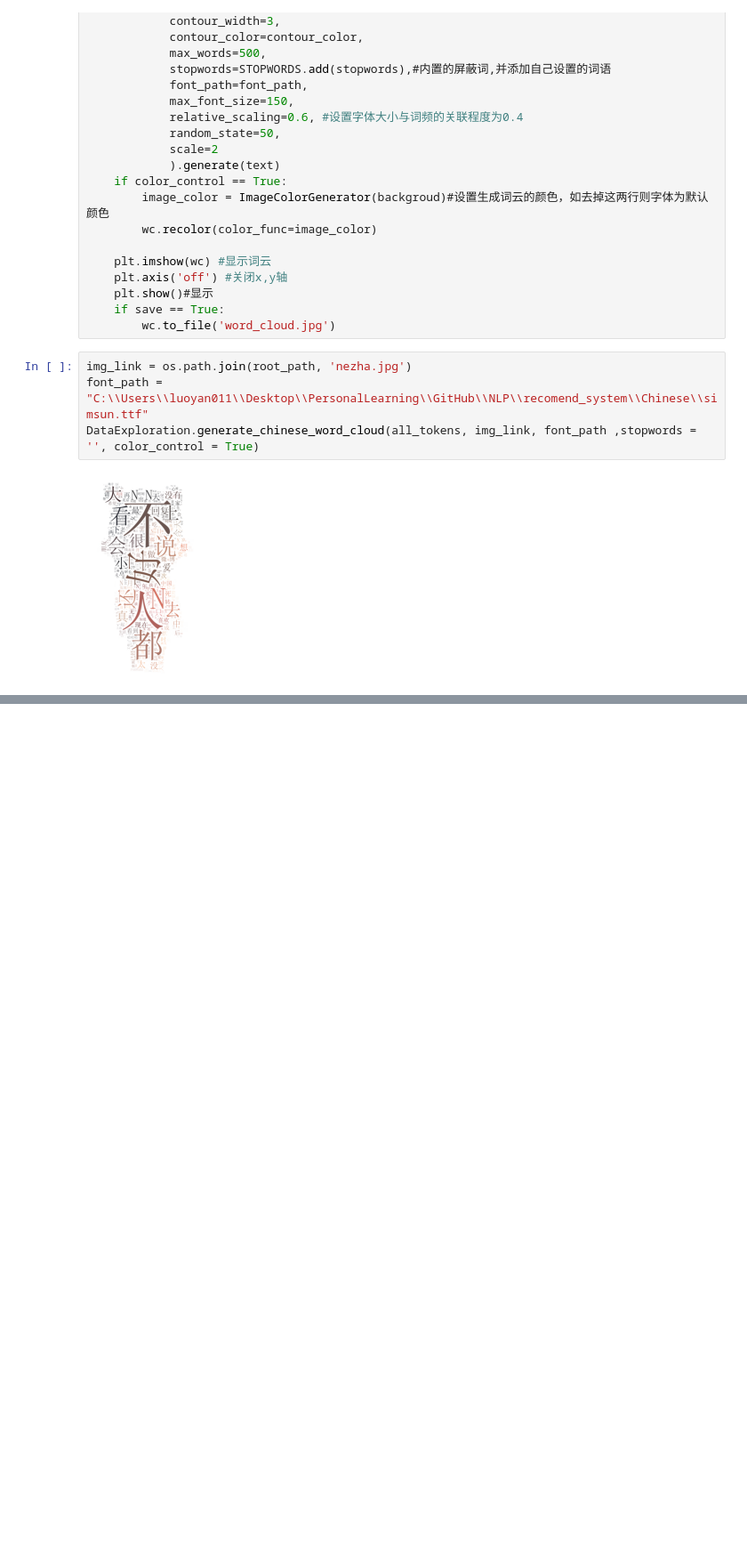
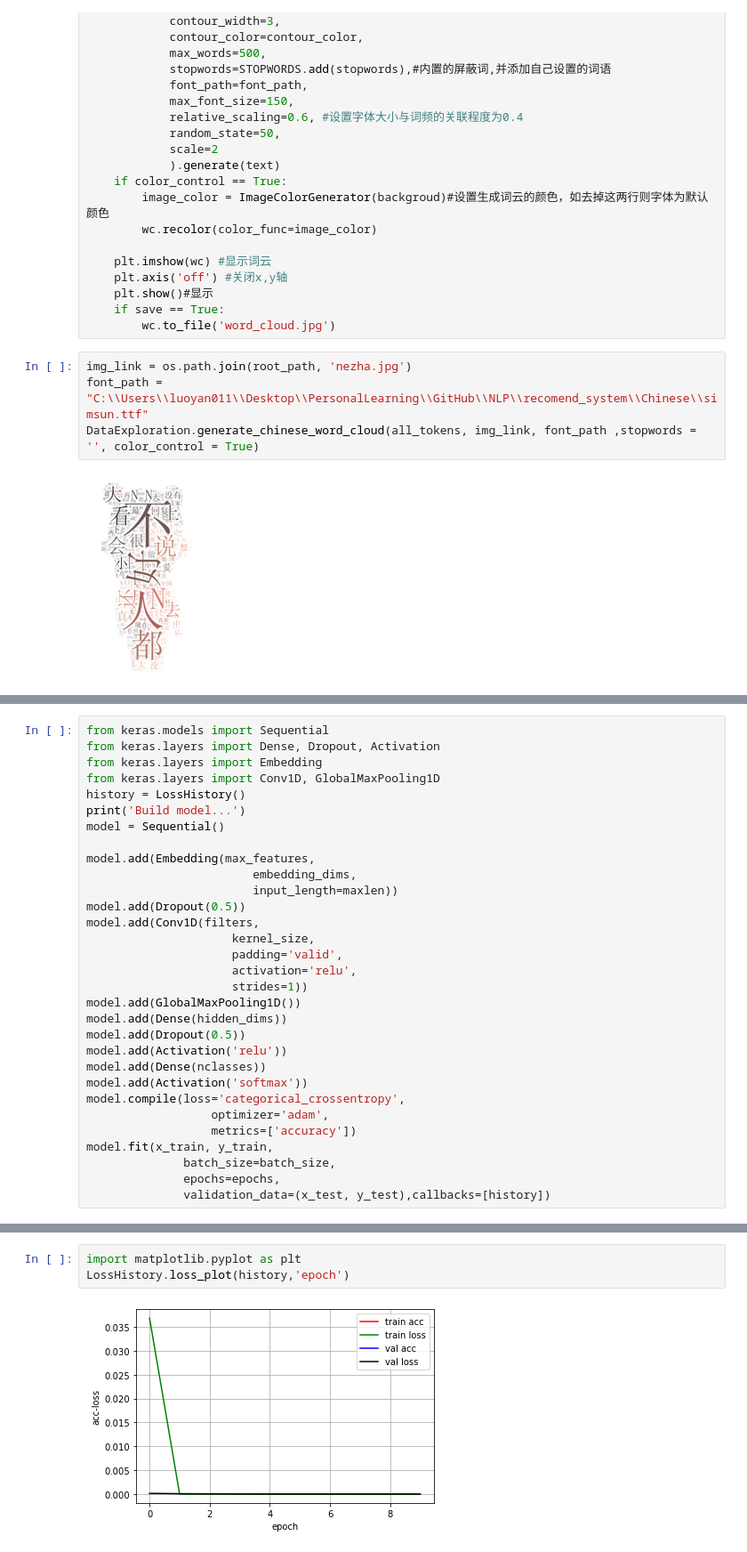
Before and after one commit to jinfeijoy/NLP, a Jupyter notebook: recomend_system/Chinese/Chinese_sentiment_analysis_basic_model.ipynb, the cells around one changed output, grey strips where cells are left out. Shown at 89% size. Cells and saved outputs as stored; diff of their text form; blank space fills up the shorter version.

Commit message:
add keras model

```diff
--- a/recomend_system/Chinese/Chinese_sentiment_analysis_basic_model.ipynb
+++ b/recomend_system/Chinese/Chinese_sentiment_analysis_basic_model.ipynb
@@ -285,0 +431,31 @@ DataExploration.generate_chinese_word_cloud(all_tokens, img_link, font_path ,sto
+# %%
+from keras.models import Sequential
+from keras.layers import Dense, Dropout, Activation
+from keras.layers import Embedding
+from keras.layers import Conv1D, GlobalMaxPooling1D
+history = LossHistory()
+print('Build model...')
+model = Sequential()
+
+model.add(Embedding(max_features,
+                        embedding_dims,
+                        input_length=maxlen))
+model.add(Dropout(0.5))
+model.add(Conv1D(filters,
+                     kernel_size,
+                     padding='valid',
+                     activation='relu',
+                     strides=1))
+model.add(GlobalMaxPooling1D())
+model.add(Dense(hidden_dims))
+model.add(Dropout(0.5))
+model.add(Activation('relu'))
+model.add(Dense(nclasses))
+model.add(Activation('softmax'))
+model.compile(loss='categorical_crossentropy',
+                  optimizer='adam',
+                  metrics=['accuracy'])
+model.fit(x_train, y_train,
+              batch_size=batch_size,
+              epochs=epochs,
+              validation_data=(x_test, y_test),callbacks=[history])
@@ -285,0 +481,5 @@ DataExploration.generate_chinese_word_cloud(all_tokens, img_link, font_path ,sto
+# %%
+import matplotlib.pyplot as plt
+LossHistory.loss_plot(history,'epoch')
+# %% [output]
+[figure, added]
```
Also changed, not shown: parts of 13 cells of this notebook.
